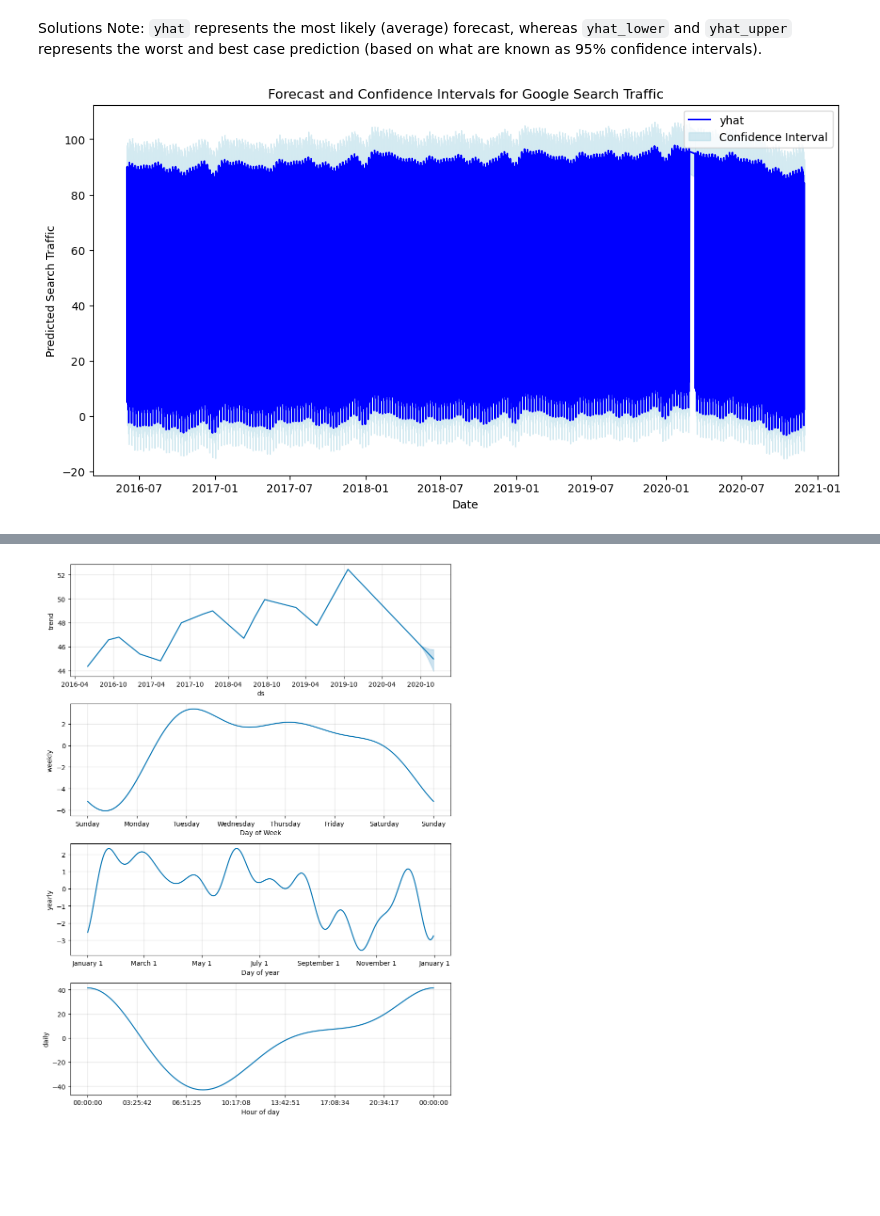
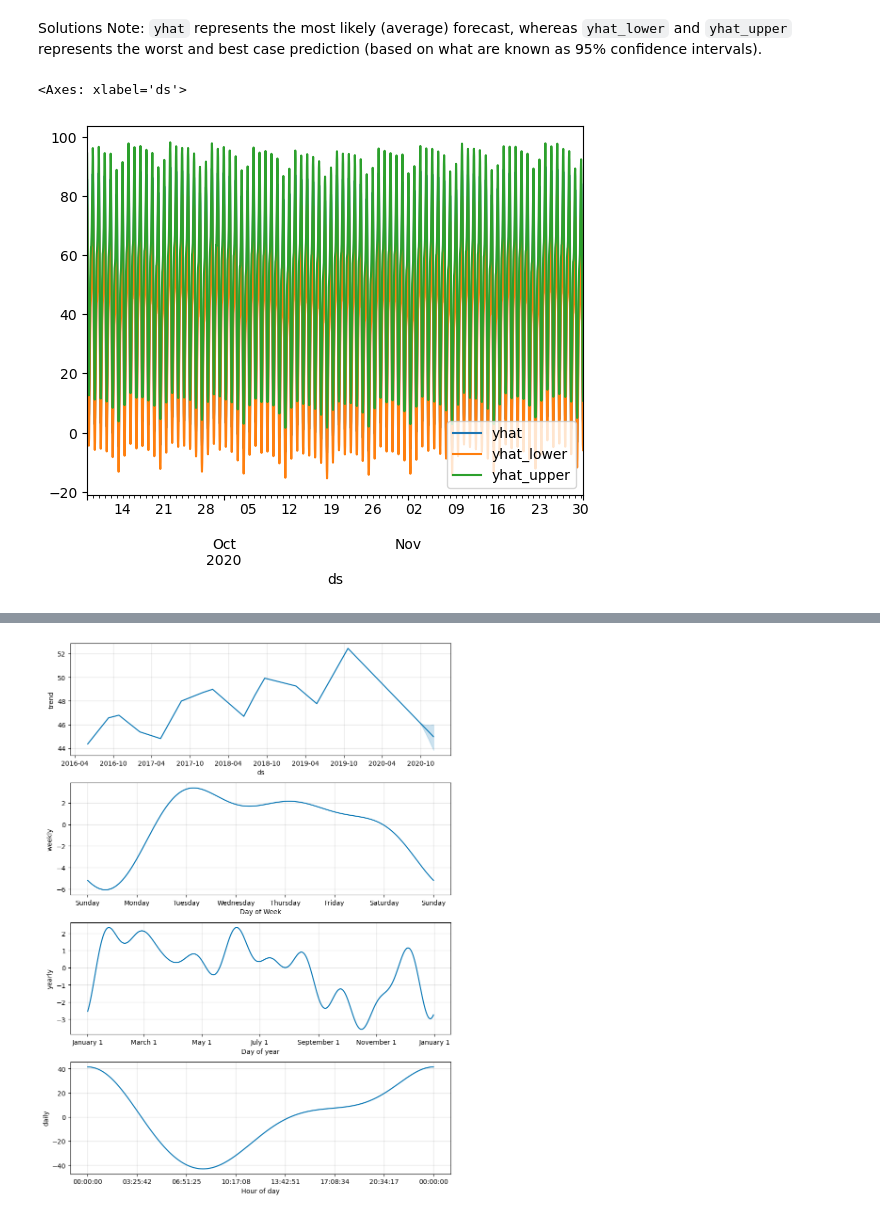
Before and after one commit to gordon-laraven/prophet-challenge, a Jupyter notebook: Starter_Code/forecasting_net_prophet.ipynb, the cells around one changed output, grey strips where cells are left out. Saved outputs shown, nothing was run; the diff lists cells and outputs as text; code cells hidden in the pictures; blank space fills up the shorter version.

```diff
--- a/Starter_Code/forecasting_net_prophet.ipynb
+++ b/Starter_Code/forecasting_net_prophet.ipynb
@@ -518,16 +521,7 @@ Solutions Note: `yhat` represents the most likely (average) forecast, whereas `y
 # %%
 # From the forecast_mercado_trends DataFrame, plot the data to visualize
 #  the yhat, yhat_lower, and yhat_upper columns over the last 2000 hours
-plt.figure(figsize=(12, 6))
-plt.plot(forecast_mercado_trends.index, forecast_mercado_trends['yhat'], label='yhat', color='blue')
-plt.fill_between(forecast_mercado_trends.index,
-                 forecast_mercado_trends['yhat_lower'],
-                 forecast_mercado_trends['yhat_upper'],
-                 color='lightblue', alpha=0.5, label='Confidence Interval')
-plt.title('Forecast and Confidence Intervals for Google Search Traffic')
-plt.xlabel('Date')
-plt.ylabel('Predicted Search Traffic')
-plt.legend()
-plt.show()
+forecast_mercado_trends[['yhat', 'yhat_lower', 'yhat_upper']].iloc[-2000:,:].plot()
 # %% [output]
+<Axes: xlabel='ds'>
-[figure, old version]
+[figure, new version]
```
Also changed, not shown: parts of 22 cells of this notebook, 1 other file.
